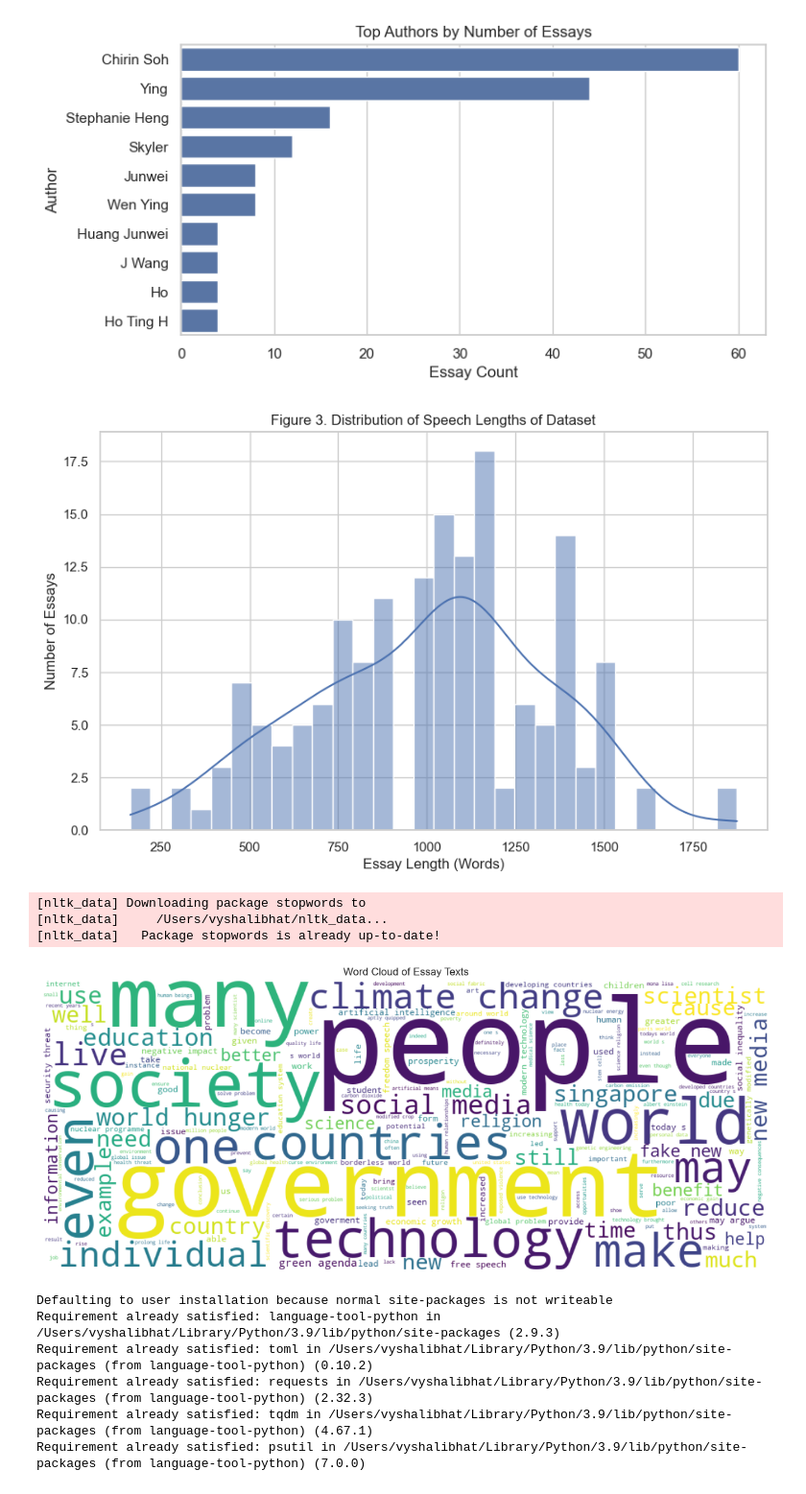
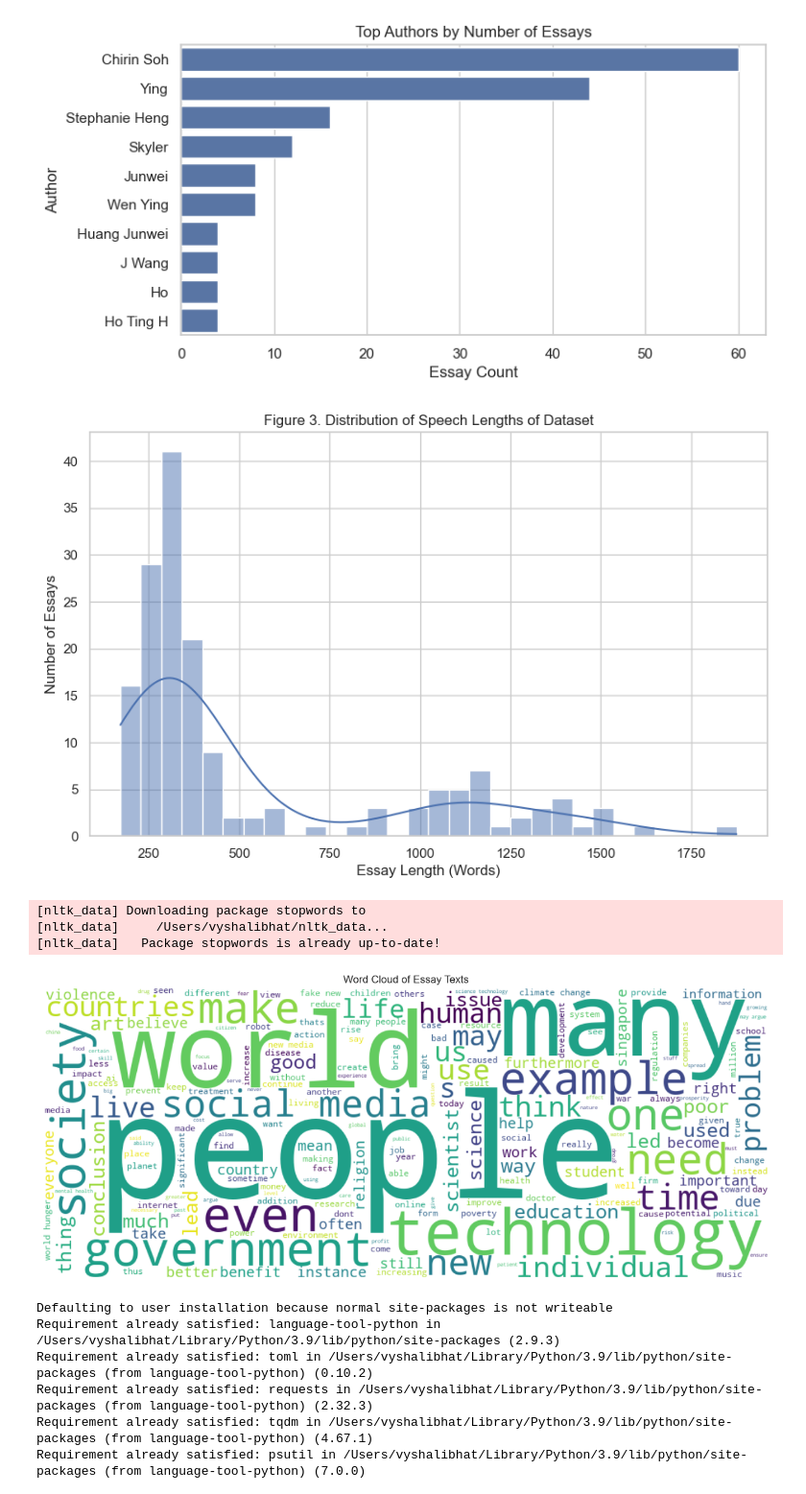
Before and after one commit to graysonjova/BT5153-Essay, a Jupyter notebook: eda_final.ipynb, the cells around one changed output. Shown: that part at 96% size. Cells and saved outputs as stored; diff of their text form; code cells hidden in the pictures.

Commit message:
Updated EDA for new essays list.

```diff
--- a/eda_final.ipynb
+++ b/eda_final.ipynb
@@ -10,15 +31,0 @@ df_augmented = pd.read_csv("essays_with_augmentation.csv")
-# %%
-df_original['text'] = df_original['essay']         # rename for consistency
-df_original['type'] = 'original'                   # tag all as original
-df_original['score'] = df_original['grade']        # unify score field
-
-df_original = df_original[['author', 'school', 'year_written', 'title', 'type', 'text', 'score']]
-
-df_augmented = df_augmented[['author', 'school', 'year_written', 'title', 'type', 'text', 'score']]
-
-# Combine both into one DataFrame
-df = pd.concat([df_original, df_augmented], ignore_index=True)
-
-# Preview or save
-print(df.head())
-# df_combined.to_csv("combined_essays.csv", index=False)
@@ -46,2 +32,25 @@ print(df.head())
+# %%
+import pandas as pd
+import numpy as np
+
+# Function to normalize score values
+def normalize_score(val):
+    if pd.isna(val):
+        return np.nan
+    val = str(val).strip()
+    if val == "A":
+        return 43
+    if "/" in val:
+        try:
+            return int(val.split("/")[0])
+        except:
+            return np.nan
+    try:
+        return float(val)
+    except:
+        return np.nan
+
+# Apply normalization
+df_augmented['score'] = df_augmented['score'].apply(normalize_score)
 # %%
 plt.figure(figsize=(8, 4))
@@ -75,50 +84,50 @@ import matplotlib.pyplot as plt
 import seaborn as sns
 
 # Calculate essay word count
-df['word_count'] = df['text'].apply(lambda x: len(str(x).split()))
+df_augmented['word_count'] = df_augmented['text'].apply(lambda x: len(str(x).split()))
 
 # Plot the distribution
 plt.figure(figsize=(10, 6))
-sns.histplot(df['word_count'], bins=30, kde=True)
+sns.histplot(df_augmented['word_count'], bins=30, kde=True)
 plt.title("Figure 3. Distribution of Speech Lengths of Dataset")
 plt.xlabel("Essay Length (Words)")
 plt.ylabel("Number of Essays")
 plt.grid(True)
 plt.show()
 # %% [output]
-[figure, old version]
+[figure, new version]
 # %%
 from wordcloud import WordCloud
 import matplotlib.pyplot as plt
 import nltk
 from nltk.corpus import stopwords
 import string
 
 nltk.download('stopwords')
 # Combine all essay text into a single string
-all_essays = " ".join(df['text'].dropna().astype(str))
+all_essays = " ".join(df_augmented['text'].dropna().astype(str))
 
 # Basic preprocessing
 stop_words = set(stopwords.words('english'))
 translator = str.maketrans('', '', string.punctuation)
 
 # Remove punctuation and stopwords
 cleaned_essays = " ".join(
     word for word in all_essays.translate(translator).lower().split()
     if word not in stop_words
 )
 wordcloud = WordCloud(width=1000, height=400, background_color='white').generate(cleaned_essays)
 
 plt.figure(figsize=(15, 6))
 plt.imshow(wordcloud, interpolation='bilinear')
 plt.axis('off')
 plt.title('Word Cloud of Essay Texts')
 plt.show()
 # %% [output]
 [nltk_data] Downloading package stopwords to
 [nltk_data]     /Users/vyshalibhat/nltk_data...
 [nltk_data]   Package stopwords is already up-to-date!
-[figure, old version]
+[figure, new version]
 # %%
 pip install language-tool-python
 # %% [output]
```
Also changed, not shown: parts of 12 cells of this notebook, 1 other file.
